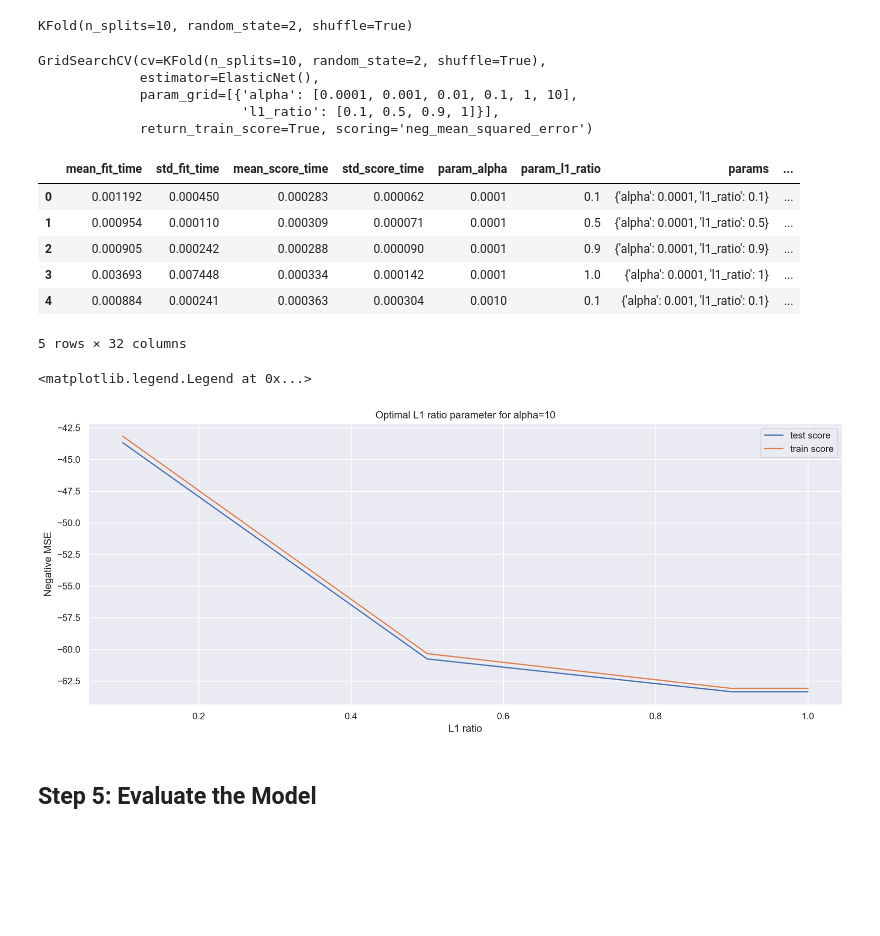
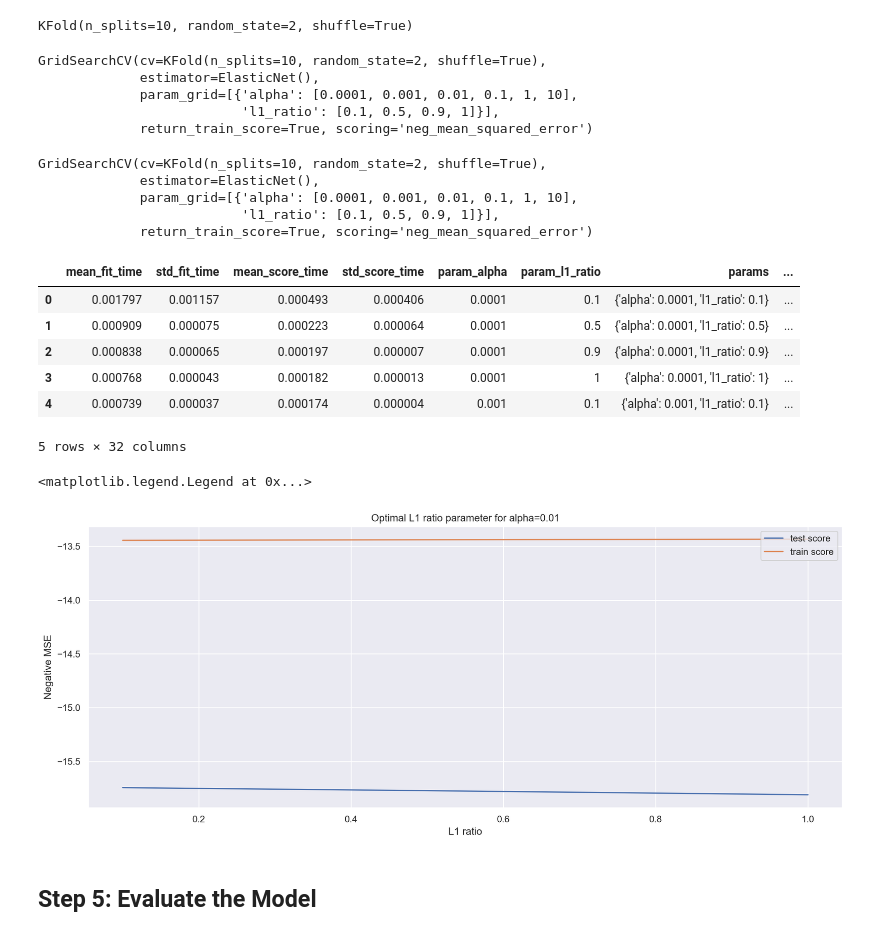
Before and after one commit to malkaguillot/ECON2206-Data-Management-2024, a Jupyter notebook: practice/5a-ML-intro-solution.ipynb, the cells around one changed output. Drawn from its saved outputs; the diff is of its cells as text; code cells hidden in the pictures; blank space fills up the shorter version.

```diff
--- a/practice/5a-ML-intro-solution.ipynb
+++ b/practice/5a-ML-intro-solution.ipynb
@@ -404,7 +405,6 @@ print("R-squared for training dataset:{}".
 # %% [output]
 R-squared for training dataset:0.79
 # %%
-lin_reg.fit(X_train_scaled, y_train)
-print("R-squared for training dataset & scaled features:{}".
-      format(np.round(lin_reg.score(X_train_scaled, y_train), 2)))
+print("R-squared for test dataset:{}".
+      format(np.round(lin_reg.score(X_test_scaled, y_test), 2)))
 # %% [output]
@@ -504,6 +503,13 @@ elastic_net = ElasticNet()
 model_cv = GridSearchCV(elastic_net, param_grid, cv=kfold,
                            scoring='neg_mean_squared_error',
                            return_train_score=True)
+model_cv
+# %% [output]
+GridSearchCV(cv=KFold(n_splits=10, random_state=2, shuffle=True),
+             estimator=ElasticNet(),
+             param_grid=[{'alpha': [0.0001, 0.001, 0.01, 0.1, 1, 10],
+                          'l1_ratio': [0.1, 0.5, 0.9, 1]}],
+             return_train_score=True, scoring='neg_mean_squared_error')
 # %%
 # fit the model
 model_cv.fit(X_train_scaled, y_train)
@@ -519,25 +525,25 @@ cv_results = pd.DataFrame(model_cv.cv_results_)
 cv_results.head()
 # %% [output]
 |  | mean_fit_time | std_fit_time | mean_score_time | std_score_time | param_alpha | param_l1_ratio | params | ... |
-| 0 | 0.001192 | 0.000450 | 0.000283 | 0.000062 | 0.0001 | 0.1 | {'alpha': 0.0001, 'l1_ratio': 0.1} | ... |
-| 1 | 0.000954 | 0.000110 | 0.000309 | 0.000071 | 0.0001 | 0.5 | {'alpha': 0.0001, 'l1_ratio': 0.5} | ... |
-| 2 | 0.000905 | 0.000242 | 0.000288 | 0.000090 | 0.0001 | 0.9 | {'alpha': 0.0001, 'l1_ratio': 0.9} | ... |
-| 3 | 0.003693 | 0.007448 | 0.000334 | 0.000142 | 0.0001 | 1.0 | {'alpha': 0.0001, 'l1_ratio': 1} | ... |
-| 4 | 0.000884 | 0.000241 | 0.000363 | 0.000304 | 0.0010 | 0.1 | {'alpha': 0.001, 'l1_ratio': 0.1} | ... |
+| 0 | 0.001797 | 0.001157 | 0.000493 | 0.000406 | 0.0001 | 0.1 | {'alpha': 0.0001, 'l1_ratio': 0.1} | ... |
+| 1 | 0.000909 | 0.000075 | 0.000223 | 0.000064 | 0.0001 | 0.5 | {'alpha': 0.0001, 'l1_ratio': 0.5} | ... |
+| 2 | 0.000838 | 0.000065 | 0.000197 | 0.000007 | 0.0001 | 0.9 | {'alpha': 0.0001, 'l1_ratio': 0.9} | ... |
+| 3 | 0.000768 | 0.000043 | 0.000182 | 0.000013 | 0.0001 | 1 | {'alpha': 0.0001, 'l1_ratio': 1} | ... |
+| 4 | 0.000739 | 0.000037 | 0.000174 | 0.000004 | 0.001 | 0.1 | {'alpha': 0.001, 'l1_ratio': 0.1} | ... |
 5 rows × 32 columns
 # %%
 # plotting cv results
 plt.figure(figsize=(16,6))
-
-plt.plot(cv_results.loc[cv_results['param_alpha']==10,"param_l1_ratio"], cv_results[cv_results['param_alpha']==10]["mean_test_score"])
-plt.plot(cv_results.loc[cv_results['param_alpha']==10,"param_l1_ratio"], cv_results[cv_results['param_alpha']==10]["mean_train_score"])
+a= 0.01
+plt.plot(cv_results.loc[cv_results['param_alpha']==a,"param_l1_ratio"], cv_results[cv_results['param_alpha']==a]["mean_test_score"])
+plt.plot(cv_results.loc[cv_results['param_alpha']==a,"param_l1_ratio"], cv_results[cv_results['param_alpha']==a]["mean_train_score"])
 plt.xlabel('L1 ratio')
 plt.ylabel('Negative MSE')
-plt.title("Optimal L1 ratio parameter for alpha=10")
+plt.title("Optimal L1 ratio parameter for alpha={}".format(a) )
 plt.legend(['test score', 'train score'], loc='upper right')
 # %% [output]
 <matplotlib.legend.Legend at 0x...>
-[figure, old version]
+[figure, new version]
 # %% [markdown]
 ## Step 5: Evaluate the Model  <a id='eval'></a>
 # %% [markdown]
```
Also changed, not shown: parts of 17 cells of this notebook, 1 other file.
